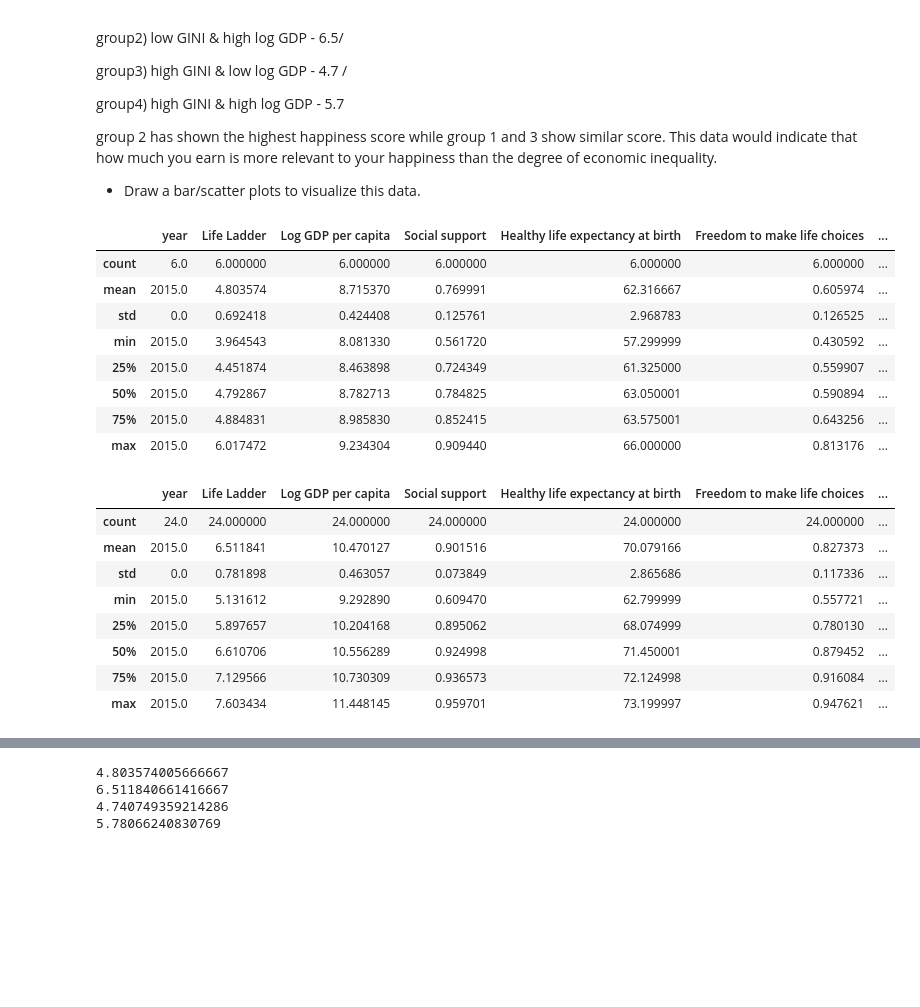
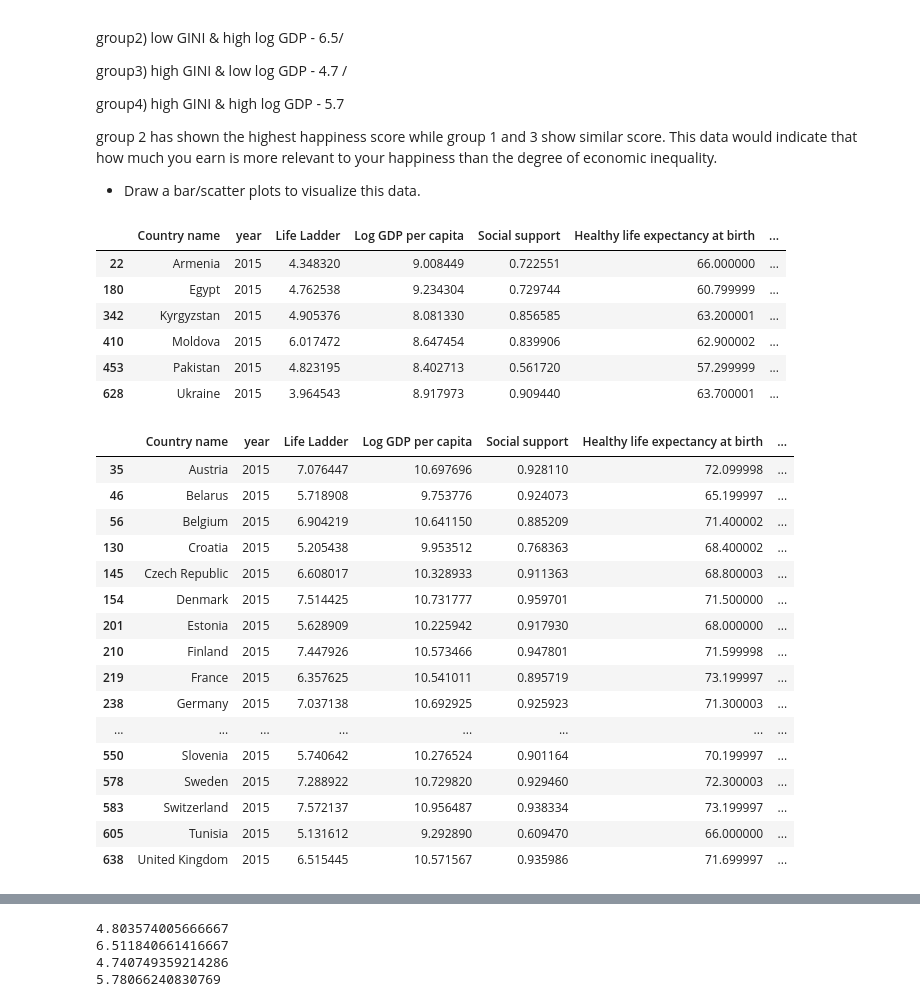
Before and after one commit to miheep8938/Veritas-Collective, a Jupyter notebook: Wrangle_Mihee.ipynb, the cells around one changed output, grey strips where cells are left out. Cells and saved outputs as stored; diff of their text form; code cells hidden in the pictures; blank space fills up the shorter version.

```diff
--- a/Wrangle_Mihee.ipynb
+++ b/Wrangle_Mihee.ipynb
@@ -402,27 +388,33 @@ group_1 = gini_index_2015.loc[(gini_index_2015["GINI index (World Bank estimate)
 group_2 = gini_index_2015.loc[(gini_index_2015["GINI index (World Bank estimate)"]< 0.338) & (gini_index_2015["Log GDP per capita"] >= 9.27), :]
 group_3 = gini_index_2015.loc[(gini_index_2015["GINI index (World Bank estimate)"]> 0.338) & (gini_index_2015["Log GDP per capita"] < 9.27), :]
 group_4 = gini_index_2015.loc[(gini_index_2015["GINI index (World Bank estimate)"]> 0.338) & (gini_index_2015["Log GDP per capita"] > 9.27), :]
-group_1.describe()
+group_1
 # %% [output]
-|  | year | Life Ladder | Log GDP per capita | Social support | Healthy life expectancy at birth | Freedom to make life choices | ... |
-| count | 6.0 | 6.000000 | 6.000000 | 6.000000 | 6.000000 | 6.000000 | ... |
-| mean | 2015.0 | 4.803574 | 8.715370 | 0.769991 | 62.316667 | 0.605974 | ... |
-| std | 0.0 | 0.692418 | 0.424408 | 0.125761 | 2.968783 | 0.126525 | ... |
-| min | 2015.0 | 3.964543 | 8.081330 | 0.561720 | 57.299999 | 0.430592 | ... |
-| 25% | 2015.0 | 4.451874 | 8.463898 | 0.724349 | 61.325000 | 0.559907 | ... |
-| 50% | 2015.0 | 4.792867 | 8.782713 | 0.784825 | 63.050001 | 0.590894 | ... |
-| 75% | 2015.0 | 4.884831 | 8.985830 | 0.852415 | 63.575001 | 0.643256 | ... |
-| max | 2015.0 | 6.017472 | 9.234304 | 0.909440 | 66.000000 | 0.813176 | ... |
+|  | Country name | year | Life Ladder | Log GDP per capita | Social support | Healthy life expectancy at birth | ... |
+| 22 | Armenia | 2015 | 4.348320 | 9.008449 | 0.722551 | 66.000000 | ... |
+| 180 | Egypt | 2015 | 4.762538 | 9.234304 | 0.729744 | 60.799999 | ... |
+| 342 | Kyrgyzstan | 2015 | 4.905376 | 8.081330 | 0.856585 | 63.200001 | ... |
+| 410 | Moldova | 2015 | 6.017472 | 8.647454 | 0.839906 | 62.900002 | ... |
+| 453 | Pakistan | 2015 | 4.823195 | 8.402713 | 0.561720 | 57.299999 | ... |
+| 628 | Ukraine | 2015 | 3.964543 | 8.917973 | 0.909440 | 63.700001 | ... |
 # %%
-group_2.describe()
+group_2
 # %% [output]
-|  | year | Life Ladder | Log GDP per capita | Social support | Healthy life expectancy at birth | Freedom to make life choices | ... |
-| count | 24.0 | 24.000000 | 24.000000 | 24.000000 | 24.000000 | 24.000000 | ... |
-| mean | 2015.0 | 6.511841 | 10.470127 | 0.901516 | 70.079166 | 0.827373 | ... |
-| std | 0.0 | 0.781898 | 0.463057 | 0.073849 | 2.865686 | 0.117336 | ... |
-| min | 2015.0 | 5.131612 | 9.292890 | 0.609470 | 62.799999 | 0.557721 | ... |
-| 25% | 2015.0 | 5.897657 | 10.204168 | 0.895062 | 68.074999 | 0.780130 | ... |
-| 50% | 2015.0 | 6.610706 | 10.556289 | 0.924998 | 71.450001 | 0.879452 | ... |
-| 75% | 2015.0 | 7.129566 | 10.730309 | 0.936573 | 72.124998 | 0.916084 | ... |
-| max | 2015.0 | 7.603434 | 11.448145 | 0.959701 | 73.199997 | 0.947621 | ... |
+|  | Country name | year | Life Ladder | Log GDP per capita | Social support | Healthy life expectancy at birth | ... |
+| 35 | Austria | 2015 | 7.076447 | 10.697696 | 0.928110 | 72.099998 | ... |
+| 46 | Belarus | 2015 | 5.718908 | 9.753776 | 0.924073 | 65.199997 | ... |
+| 56 | Belgium | 2015 | 6.904219 | 10.641150 | 0.885209 | 71.400002 | ... |
+| 130 | Croatia | 2015 | 5.205438 | 9.953512 | 0.768363 | 68.400002 | ... |
+| 145 | Czech Republic | 2015 | 6.608017 | 10.328933 | 0.911363 | 68.800003 | ... |
+| 154 | Denmark | 2015 | 7.514425 | 10.731777 | 0.959701 | 71.500000 | ... |
+| 201 | Estonia | 2015 | 5.628909 | 10.225942 | 0.917930 | 68.000000 | ... |
+| 210 | Finland | 2015 | 7.447926 | 10.573466 | 0.947801 | 71.599998 | ... |
+| 219 | France | 2015 | 6.357625 | 10.541011 | 0.895719 | 73.199997 | ... |
+| 238 | Germany | 2015 | 7.037138 | 10.692925 | 0.925923 | 71.300003 | ... |
+| ... | ... | ... | ... | ... | ... | ... | ... |
+| 550 | Slovenia | 2015 | 5.740642 | 10.276524 | 0.901164 | 70.199997 | ... |
+| 578 | Sweden | 2015 | 7.288922 | 10.729820 | 0.929460 | 72.300003 | ... |
+| 583 | Switzerland | 2015 | 7.572137 | 10.956487 | 0.938334 | 73.199997 | ... |
+| 605 | Tunisia | 2015 | 5.131612 | 9.292890 | 0.609470 | 66.000000 | ... |
+| 638 | United Kingdom | 2015 | 6.515445 | 10.571567 | 0.935986 | 71.699997 | ... |
 # %%
```
Also changed, not shown: parts of 13 cells of this notebook, 3 other files.
